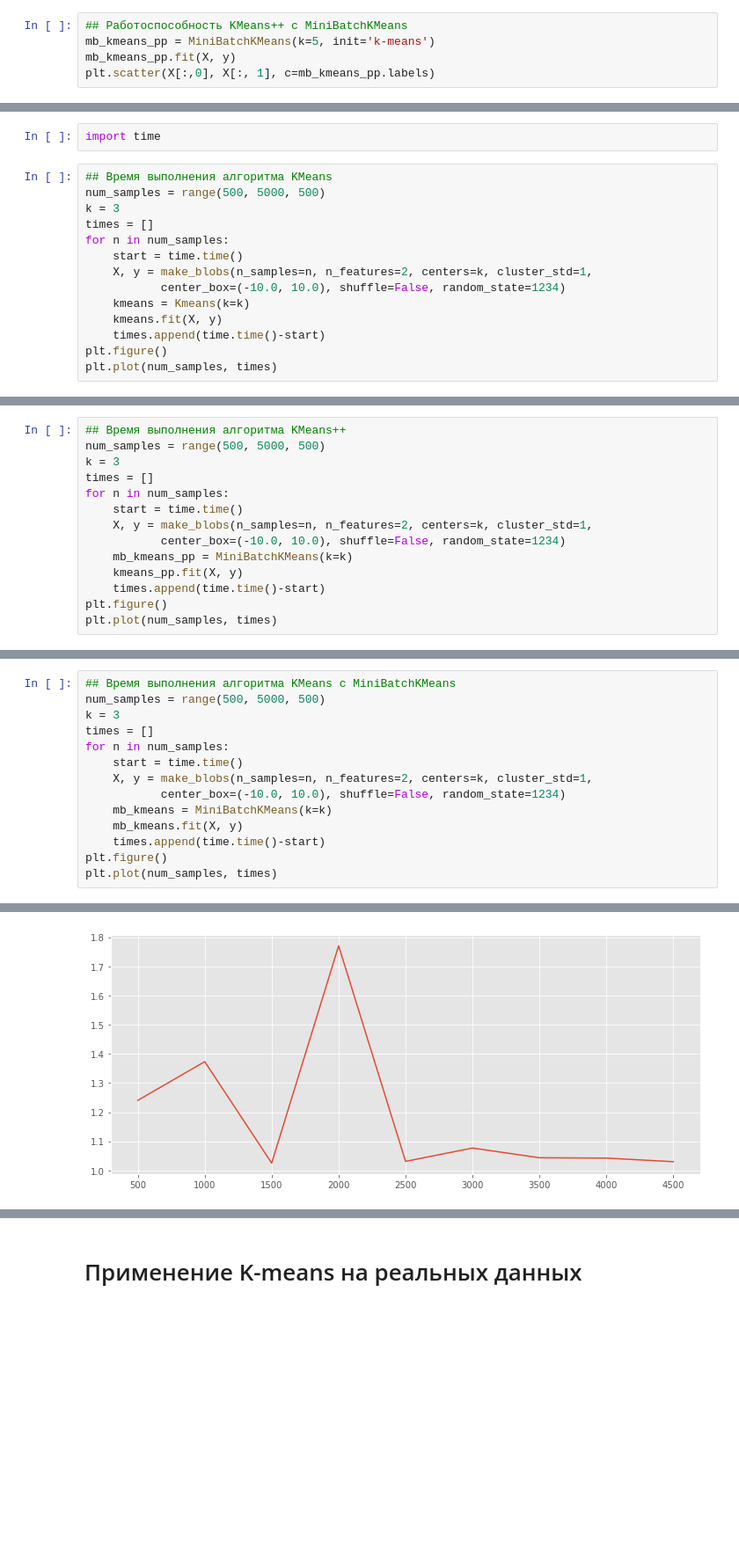
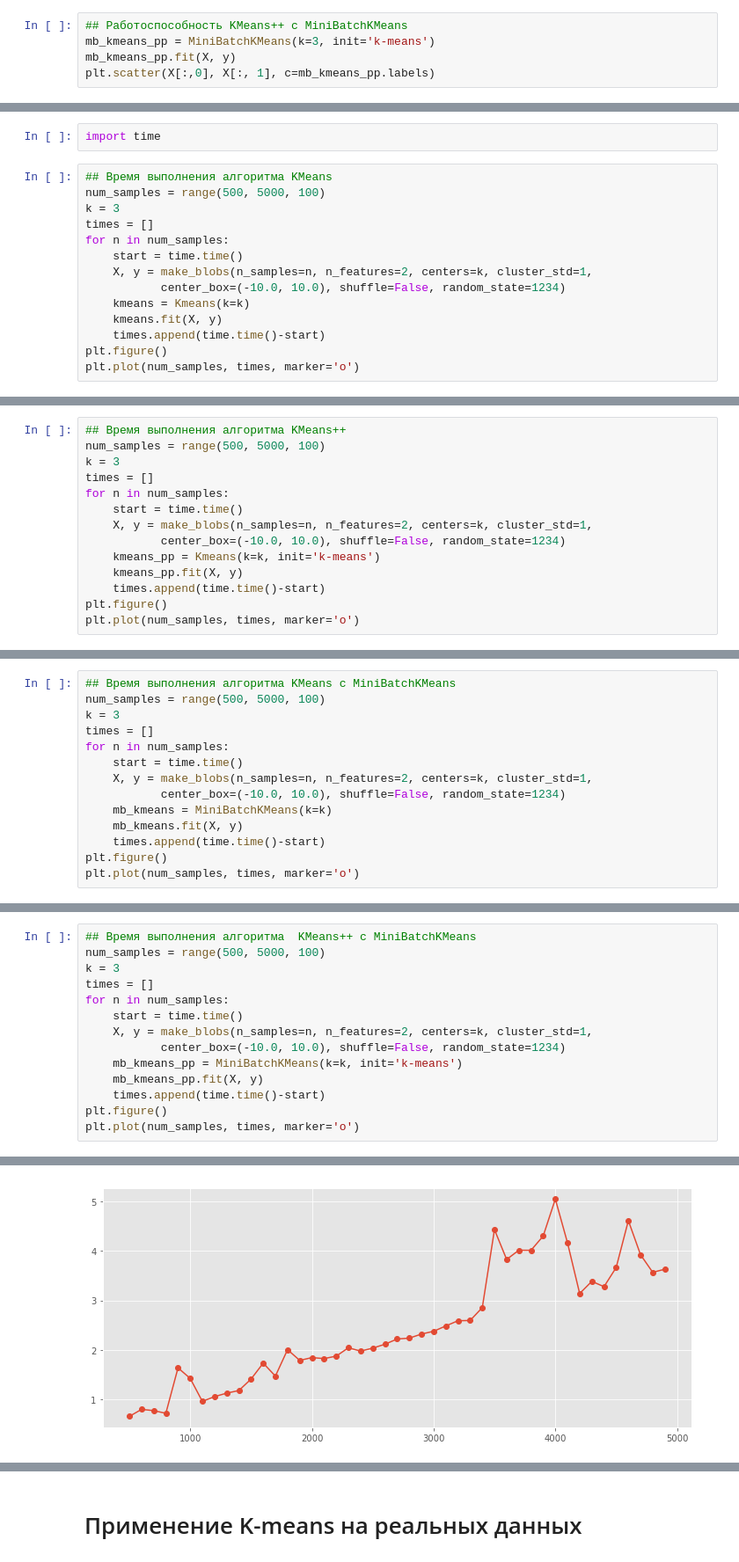
Before and after one commit to Xsardas1000/Intellectual-processing-of-data, a Jupyter notebook: hw1-kmeans/filin_hw1.ipynb, the cells around one changed output, grey strips where cells are left out. Shown: that part at 88% size. Cells and saved outputs as stored; diff of their text form; blank space fills up the shorter version.

```diff
--- a/hw1-kmeans/filin_hw1.ipynb
+++ b/hw1-kmeans/filin_hw1.ipynb
@@ -635,6 +691,6 @@ plt.scatter(X[:,0], X[:, 1], c=mb_kmeans.labels)
 # %%
 ## Работоспособность KMeans++ с MiniBatchKMeans
-mb_kmeans_pp = MiniBatchKMeans(k=5, init='k-means')
+mb_kmeans_pp = MiniBatchKMeans(k=3, init='k-means')
 mb_kmeans_pp.fit(X, y)
 plt.scatter(X[:,0], X[:, 1], c=mb_kmeans_pp.labels)
 # %% [output]
@@ -644,7 +700,7 @@ plt.scatter(X[:,0], X[:, 1], c=mb_kmeans_pp.labels)
 import time
 # %%
 ## Время выполнения алгоритма KMeans
-num_samples = range(500, 5000, 500)
+num_samples = range(500, 5000, 100)
 k = 3
 times = []
 for n in num_samples:
@@ -655,6 +711,6 @@ for n in num_samples:
     kmeans.fit(X, y)
     times.append(time.time()-start)
 plt.figure()
-plt.plot(num_samples, times)
+plt.plot(num_samples, times, marker='o')
 # %% [output]
 [<matplotlib.lines.Line2D at 0x...>]
@@ -661,0 +718,14 @@ plt.plot(num_samples, times)
+# %%
+## Время выполнения алгоритма KMeans++
+num_samples = range(500, 5000, 100)
+k = 3
+times = []
+for n in num_samples:
+    start = time.time()
+    X, y = make_blobs(n_samples=n, n_features=2, centers=k, cluster_std=1,
+           center_box=(-10.0, 10.0), shuffle=False, random_state=1234)
+    kmeans_pp = Kmeans(k=k, init='k-means')
+    kmeans_pp.fit(X, y)
+    times.append(time.time()-start)
+plt.figure()
+plt.plot(num_samples, times, marker='o')
@@ -662,16 +735,16 @@ plt.plot(num_samples, times)
 # %%
-## Время выполнения алгоритма KMeans++
-num_samples = range(500, 5000, 500)
+## Время выполнения алгоритма KMeans с MiniBatchKMeans
+num_samples = range(500, 5000, 100)
 k = 3
 times = []
 for n in num_samples:
     start = time.time()
     X, y = make_blobs(n_samples=n, n_features=2, centers=k, cluster_std=1,
            center_box=(-10.0, 10.0), shuffle=False, random_state=1234)
-    mb_kmeans_pp = MiniBatchKMeans(k=k)
-    kmeans_pp.fit(X, y)
+    mb_kmeans = MiniBatchKMeans(k=k)
+    mb_kmeans.fit(X, y)
     times.append(time.time()-start)
 plt.figure()
-plt.plot(num_samples, times)
+plt.plot(num_samples, times, marker='o')
 # %% [output]
 [<matplotlib.lines.Line2D at 0x...>]
@@ -679,17 +752,17 @@ plt.plot(num_samples, times)
 # %%
-## Время выполнения алгоритма KMeans с MiniBatchKMeans
-num_samples = range(500, 5000, 500)
+## Время выполнения алгоритма  KMeans++ с MiniBatchKMeans
+num_samples = range(500, 5000, 100)
 k = 3
 times = []
 for n in num_samples:
     start = time.time()
     X, y = make_blobs(n_samples=n, n_features=2, centers=k, cluster_std=1,
            center_box=(-10.0, 10.0), shuffle=False, random_state=1234)
-    mb_kmeans = MiniBatchKMeans(k=k)
-    mb_kmeans.fit(X, y)
+    mb_kmeans_pp = MiniBatchKMeans(k=k, init='k-means')
+    mb_kmeans_pp.fit(X, y)
     times.append(time.time()-start)
 plt.figure()
-plt.plot(num_samples, times)
+plt.plot(num_samples, times, marker='o')
 # %% [output]
 [<matplotlib.lines.Line2D at 0x...>]
-[figure, old version]
+[figure, new version]
```
Also changed, not shown: parts of 46 cells of this notebook.
